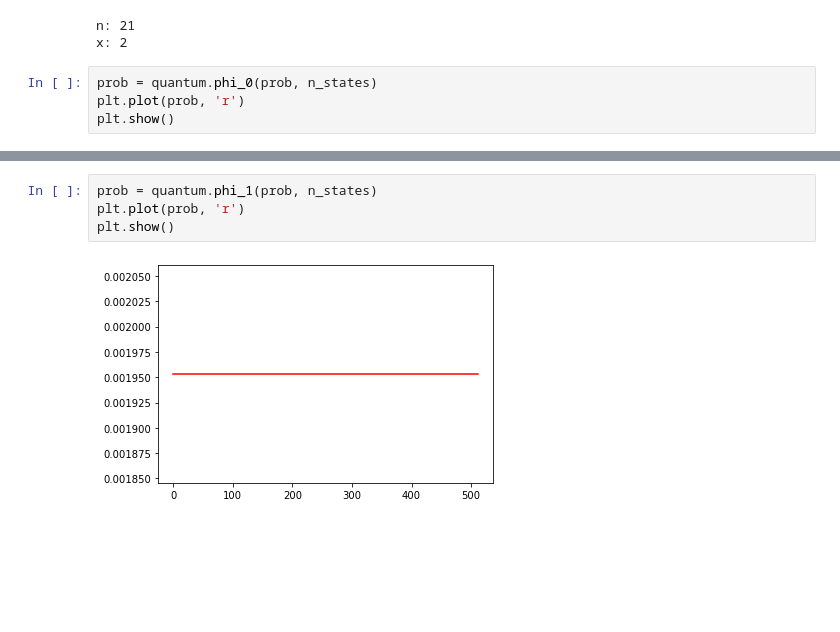
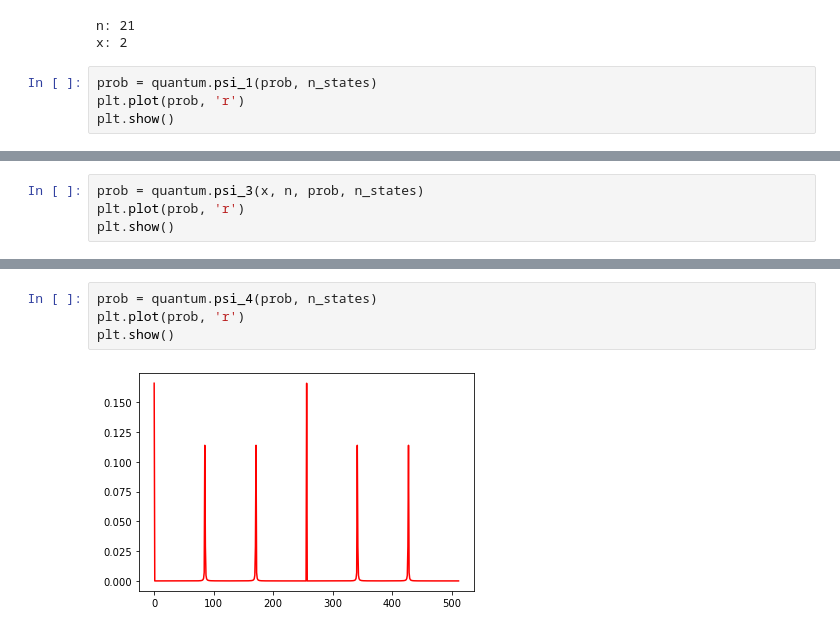
Before and after one commit to jt9485/shor, a Jupyter notebook: notebook.ipynb, the cells around one changed output, grey strips where cells are left out. Saved outputs shown, nothing was run; the diff lists cells and outputs as text; blank space fills up the shorter version.

```diff
--- a/notebook.ipynb
+++ b/notebook.ipynb
@@ -25,7 +25,7 @@ prob = np.empty(n_states, dtype=np.double)
 n: 21
 x: 2
 # %%
-prob = quantum.phi_0(prob, n_states)
+prob = quantum.psi_1(prob, n_states)
 plt.plot(prob, 'r')
 plt.show()
 # %% [output]
@@ -32,0 +39,4 @@ plt.show()
+# %%
+prob = quantum.psi_3(x, n, prob, n_states)
+plt.plot(prob, 'r')
+plt.show()
@@ -33,6 +45,6 @@ plt.show()
 # %%
-prob = quantum.phi_1(prob, n_states)
+prob = quantum.psi_4(prob, n_states)
 plt.plot(prob, 'r')
 plt.show()
 # %% [output]
-[figure, old version]
+[figure, new version]
```
Also changed, not shown: parts of 7 cells of this notebook.
